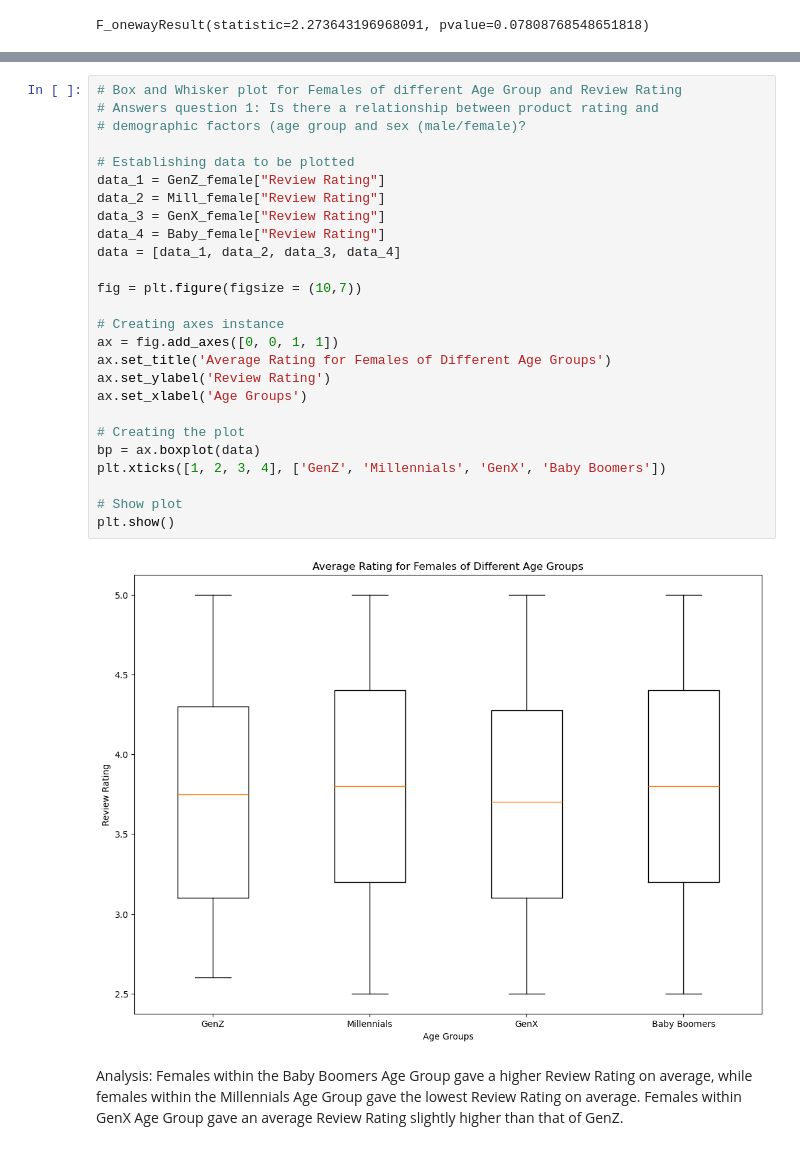
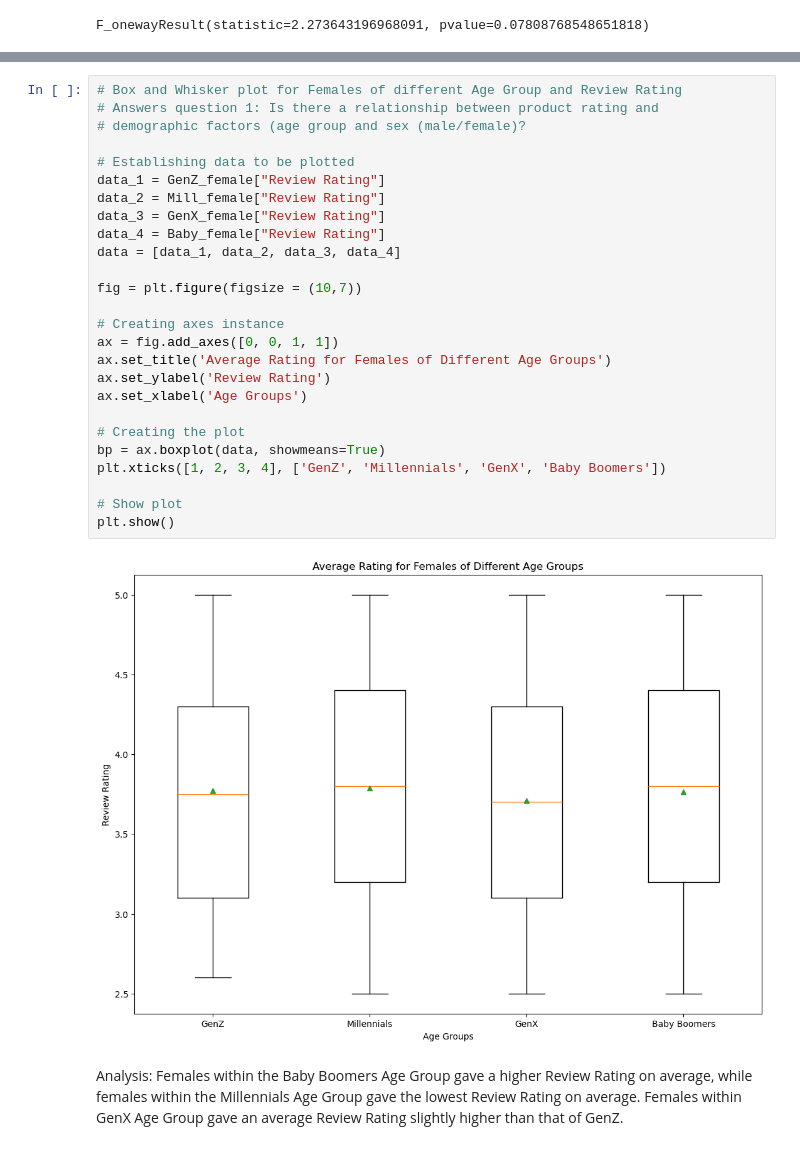
Before and after one commit to mhursh1231/Project-1, a Jupyter notebook: Mia_Notebook.ipynb, the cells around one changed output, grey strips where cells are left out. Drawn from its saved outputs; the diff is of its cells as text.

```diff
--- a/Mia_Notebook.ipynb
+++ b/Mia_Notebook.ipynb
@@ -438,31 +438,31 @@ Name: Review Rating, Length: 198, dtype: float64
 # %%
 # Box and Whisker plot for Females of different Age Group and Review Rating
 # Answers question 1: Is there a relationship between product rating and
 # demographic factors (age group and sex (male/female)?
 
 # Establishing data to be plotted
 data_1 = GenZ_female["Review Rating"]
 data_2 = Mill_female["Review Rating"]
 data_3 = GenX_female["Review Rating"]
 data_4 = Baby_female["Review Rating"]
 data = [data_1, data_2, data_3, data_4]
 
 fig = plt.figure(figsize = (10,7))
 
 # Creating axes instance
 ax = fig.add_axes([0, 0, 1, 1])
 ax.set_title('Average Rating for Females of Different Age Groups')
 ax.set_ylabel('Review Rating')
 ax.set_xlabel('Age Groups')
 
 # Creating the plot
-bp = ax.boxplot(data)
+bp = ax.boxplot(data, showmeans=True)
 plt.xticks([1, 2, 3, 4], ['GenZ', 'Millennials', 'GenX', 'Baby Boomers'])
 
 # Show plot
 plt.show()
 # %% [output]
-[figure, old version]
+[figure, new version]
 # %% [markdown]
 Analysis: Females within the Baby Boomers Age Group gave a higher Review Rating on average, while females within the Millennials Age Group gave the lowest Review Rating on average. Females within GenX Age Group gave an average Review Rating slightly higher than that of GenZ.
 # %%
```
Also changed, not shown: parts of 21 cells of this notebook.
